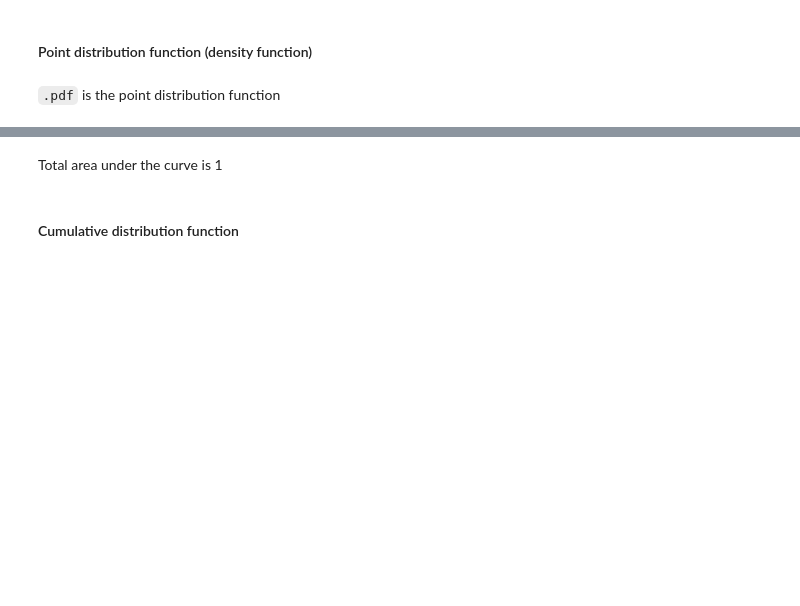
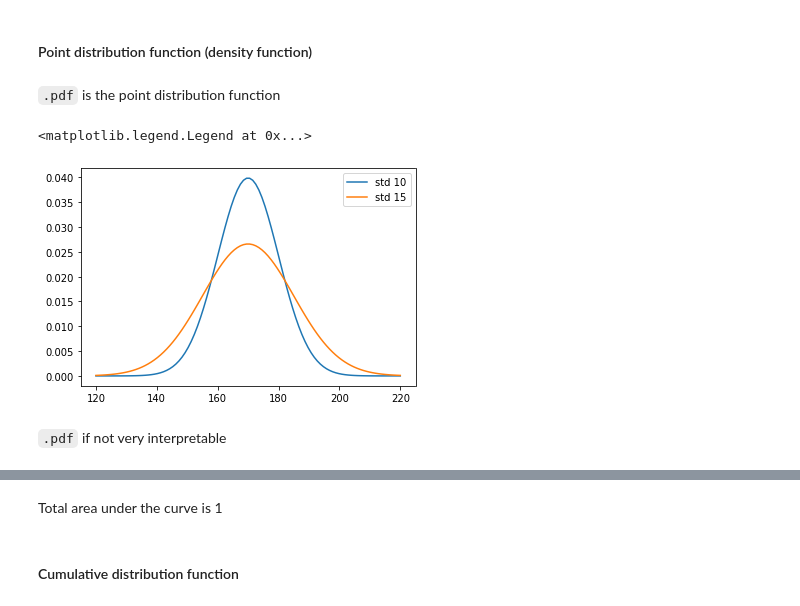
Before and after one commit to Ironhack-Data-Madrid-Agosto-2021/classroom-materials, a Jupyter notebook: week_05/05-continuous-probability-distributions.ipynb, the cells around one changed output, grey strips where cells are left out. Drawn from its saved outputs; the diff is of its cells as text; code cells hidden in the pictures; blank space fills up the shorter version.

```diff
--- a/week_05/05-continuous-probability-distributions.ipynb
+++ b/week_05/05-continuous-probability-distributions.ipynb
@@ -302,9 +430,16 @@ my_normal_2 = norm(170, 15)
 # %%
 x = np.linspace(120, 220, 100)
 y = my_normal.pdf(x)
 y2 = my_normal_2.pdf(x)
 fig, ax = plt.subplots(1, 1)
-ax.plot(x, y)
-ax.plot(x, y2)
+ax.plot(x, y, label="std 10")
+ax.plot(x, y2, label="std 15")
+
+plt.legend()
+# %% [output]
+<matplotlib.legend.Legend at 0x...>
+[figure, added]
+# %% [markdown]
+`.pdf` if not very interpretable
 # %%
 my_normal.pdf(160)
```
Also changed, not shown: parts of 76 cells of this notebook, 1 other file.
